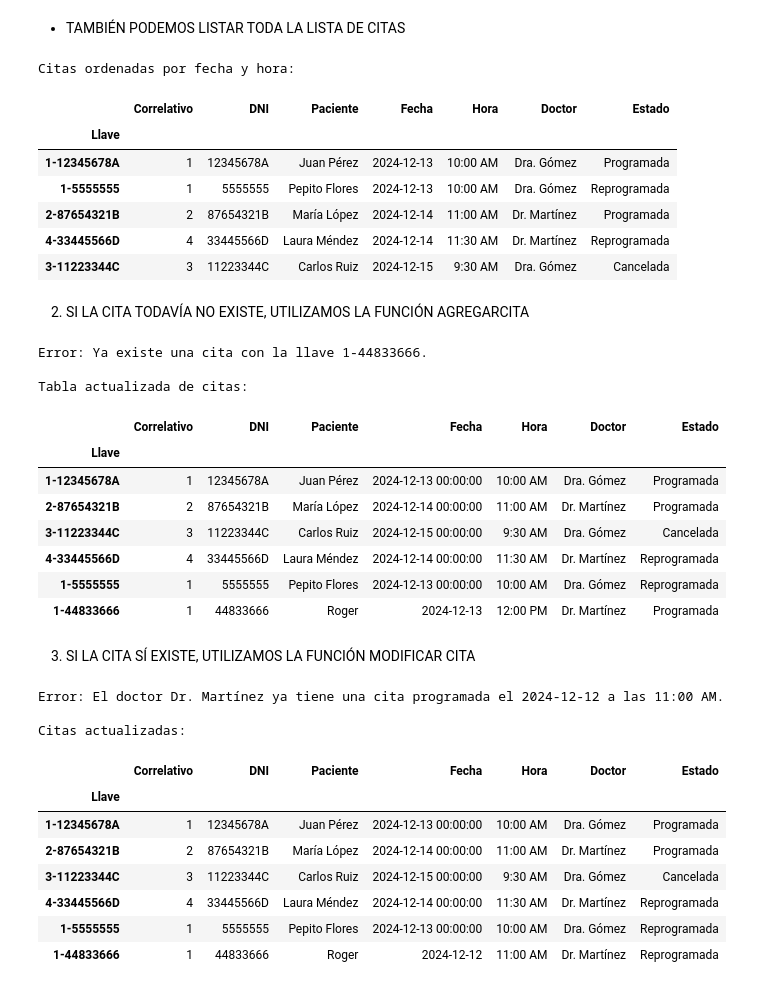
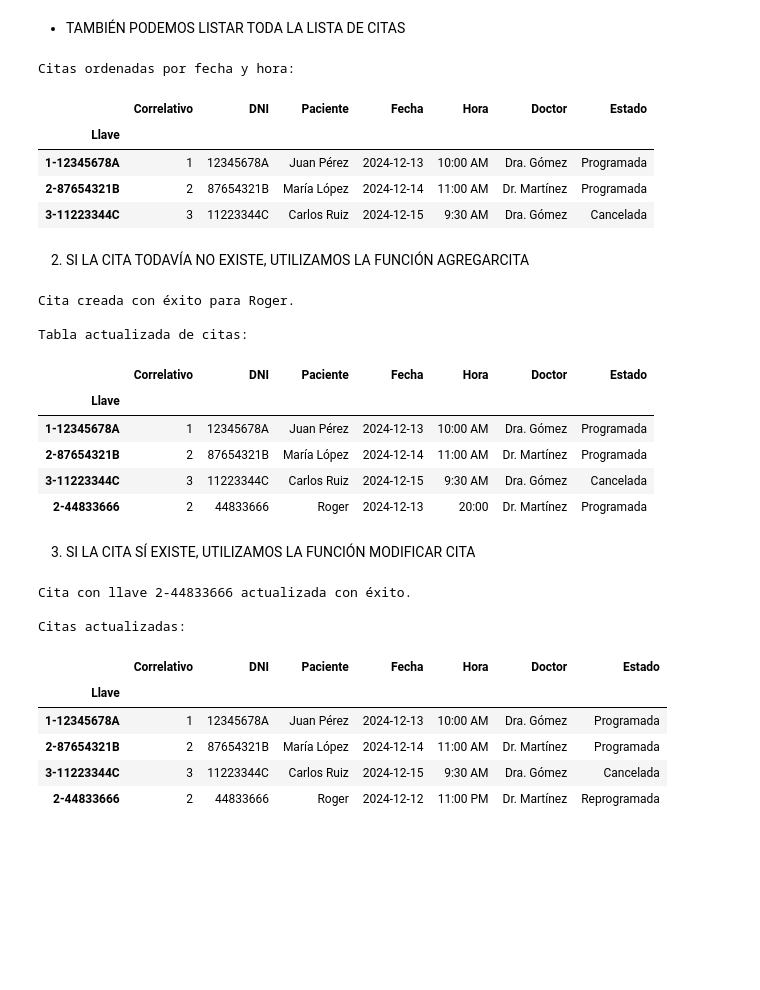
Before and after one commit to RogerReateguiUTEC/Tareas_Programacion101, a Jupyter notebook: Copia_de_Examen_Final_Programacion_101.ipynb, the cells around one changed output. Saved outputs shown, nothing was run; the diff lists cells and outputs as text; code cells hidden in the pictures; blank space fills up the shorter version.

```diff
--- a/Copia_de_Examen_Final_Programacion_101.ipynb
+++ b/Copia_de_Examen_Final_Programacion_101.ipynb
@@ -11,7 +11,7 @@ data = {
     "Fecha": ["2024-12-13", "2024-12-14", "2024-12-15"],
     "Hora": ["10:00 AM", "11:00 AM", "9:30 AM"],
     "Doctor": ["Dra. Gómez", "Dr. Martínez", "Dra. Gómez"],
-    "Estado": ["Programada", "Programada", "Cancelada"],
+    "Estado": ["Programada", "Programada", "Cancelada"]
 }
 
 # Crear un DataFrame
@@ -38,7 +38,6 @@ def agregarCita(citas_df, correlativo, dni, paciente, fecha, hora, doctor, estad
     if llave in citas_df.index:
         print(f"Error: Ya existe una cita con la llave {llave}.")
         return citas_df
-
 
     # Verificar si el doctor está libre en esa fecha y hora
     doctor_ocupado = citas_df[
@@ -61,6 +60,10 @@ def agregarCita(citas_df, correlativo, dni, paciente, fecha, hora, doctor, estad
         "Estado": estado,
     }
     citas_df.loc[llave] = nueva_cita
+
+    citas_df["Fecha"] = pd.to_datetime(citas_df["Fecha"])
+    citas_df["Fecha"] = citas_df["Fecha"].dt.date
+
     print(f"Cita creada con éxito para {paciente}.")
     return citas_df
 # %%
@@ -186,45 +200,41 @@ No se encontraron citas para el criterio '44833666'.
 # %%
 citas_ordenadas = listarCitas(citas)
 print("\nCitas ordenadas por fecha y hora:")
-citas_ordenadas.head()
+citas_ordenadas.head(100)
 # %% [output]
 Citas ordenadas por fecha y hora:
 |  | Correlativo | DNI | Paciente | Fecha | Hora | Doctor | Estado |
 | Llave |  |  |  |  |  |  |  |
 | 1-12345678A | 1 | 12345678A | Juan Pérez | 2024-12-13 | 10:00 AM | Dra. Gómez | Programada |
-| 1-5555555 | 1 | 5555555 | Pepito Flores | 2024-12-13 | 10:00 AM | Dra. Gómez | Reprogramada |
 | 2-87654321B | 2 | 87654321B | María López | 2024-12-14 | 11:00 AM | Dr. Martínez | Programada |
-| 4-33445566D | 4 | 33445566D | Laura Méndez | 2024-12-14 | 11:30 AM | Dr. Martínez | Reprogramada |
 | 3-11223344C | 3 | 11223344C | Carlos Ruiz | 2024-12-15 | 9:30 AM | Dra. Gómez | Cancelada |
 # %% [markdown]
 2. SI LA CITA TODAVÍA NO EXISTE, UTILIZAMOS LA FUNCIÓN AGREGARCITA
 # %%
 # Usar la función para crear una nueva cita
-citas = agregarCita(citas, 1, "44833666", "Roger", "2024-12-13", "12:00 PM", "Dr. Martínez")
+citas = agregarCita(citas, 2, "44833666", "Roger", "2024-12-13", "20:00", "Dr. Martínez")
 
 # Mostrar el DataFrame actualizado
 print("\nTabla actualizada de citas:")
 citas.head(10)
 # %% [output]
-Error: Ya existe una cita con la llave 1-44833666.
+Cita creada con éxito para Roger.
 
 Tabla actualizada de citas:
 |  | Correlativo | DNI | Paciente | Fecha | Hora | Doctor | Estado |
 | Llave |  |  |  |  |  |  |  |
-| 1-12345678A | 1 | 12345678A | Juan Pérez | 2024-12-13 00:00:00 | 10:00 AM | Dra. Gómez | Programada |
-| 2-87654321B | 2 | 87654321B | María López | 2024-12-14 00:00:00 | 11:00 AM | Dr. Martínez | Programada |
-| 3-11223344C | 3 | 11223344C | Carlos Ruiz | 2024-12-15 00:00:00 | 9:30 AM | Dra. Gómez | Cancelada |
-| 4-33445566D | 4 | 33445566D | Laura Méndez | 2024-12-14 00:00:00 | 11:30 AM | Dr. Martínez | Reprogramada |
-| 1-5555555 | 1 | 5555555 | Pepito Flores | 2024-12-13 00:00:00 | 10:00 AM | Dra. Gómez | Reprogramada |
-| 1-44833666 | 1 | 44833666 | Roger | 2024-12-13 | 12:00 PM | Dr. Martínez | Programada |
+| 1-12345678A | 1 | 12345678A | Juan Pérez | 2024-12-13 | 10:00 AM | Dra. Gómez | Programada |
+| 2-87654321B | 2 | 87654321B | María López | 2024-12-14 | 11:00 AM | Dr. Martínez | Programada |
+| 3-11223344C | 3 | 11223344C | Carlos Ruiz | 2024-12-15 | 9:30 AM | Dra. Gómez | Cancelada |
+| 2-44833666 | 2 | 44833666 | Roger | 2024-12-13 | 20:00 | Dr. Martínez | Programada |
 # %% [markdown]
 3. SI LA CITA SÍ EXISTE, UTILIZAMOS LA FUNCIÓN MODIFICAR CITA
 # %%
-llave_a_modificar = "1-44833666"  # La llave de la cita que se quiere modificar
+llave_a_modificar = "2-44833666"  # La llave de la cita que se quiere modificar
 nuevos_datos = {
     "Fecha": "2024-12-12",  # Cambiar la fecha
     "Doctor": "Dr. Martínez",
-    "Hora": "11:00 AM",     # Cambiar la hora
+    "Hora": "11:00 PM",     # Cambiar la hora
     "Estado": "Reprogramada"  # Cambiar el estado
 }
 
@@ -235,14 +245,12 @@ citas_actualizadas = modificarCita(citas, llave_a_modificar, **nuevos_datos)
 print("\nCitas actualizadas:")
 citas_actualizadas.head(10)
 # %% [output]
-Error: El doctor Dr. Martínez ya tiene una cita programada el 2024-12-12 a las 11:00 AM.
+Cita con llave 2-44833666 actualizada con éxito.
 
 Citas actualizadas:
 |  | Correlativo | DNI | Paciente | Fecha | Hora | Doctor | Estado |
 | Llave |  |  |  |  |  |  |  |
-| 1-12345678A | 1 | 12345678A | Juan Pérez | 2024-12-13 00:00:00 | 10:00 AM | Dra. Gómez | Programada |
-| 2-87654321B | 2 | 87654321B | María López | 2024-12-14 00:00:00 | 11:00 AM | Dr. Martínez | Programada |
-| 3-11223344C | 3 | 11223344C | Carlos Ruiz | 2024-12-15 00:00:00 | 9:30 AM | Dra. Gómez | Cancelada |
-| 4-33445566D | 4 | 33445566D | Laura Méndez | 2024-12-14 00:00:00 | 11:30 AM | Dr. Martínez | Reprogramada |
-| 1-5555555 | 1 | 5555555 | Pepito Flores | 2024-12-13 00:00:00 | 10:00 AM | Dra. Gómez | Reprogramada |
-| 1-44833666 | 1 | 44833666 | Roger | 2024-12-12 | 11:00 AM | Dr. Martínez | Reprogramada |
+| 1-12345678A | 1 | 12345678A | Juan Pérez | 2024-12-13 | 10:00 AM | Dra. Gómez | Programada |
+| 2-87654321B | 2 | 87654321B | María López | 2024-12-14 | 11:00 AM | Dr. Martínez | Programada |
+| 3-11223344C | 3 | 11223344C | Carlos Ruiz | 2024-12-15 | 9:30 AM | Dra. Gómez | Cancelada |
+| 2-44833666 | 2 | 44833666 | Roger | 2024-12-12 | 11:00 PM | Dr. Martínez | Reprogramada |
```
Also changed, not shown: parts of 2 cells of this notebook.
